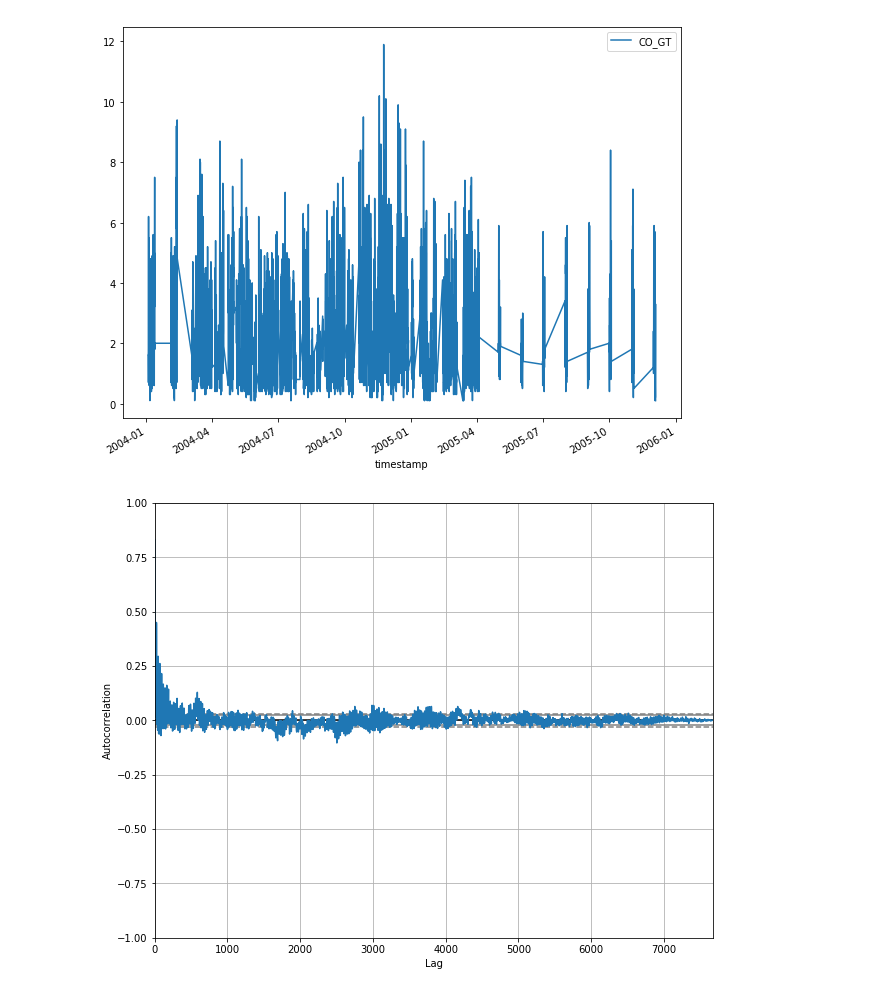
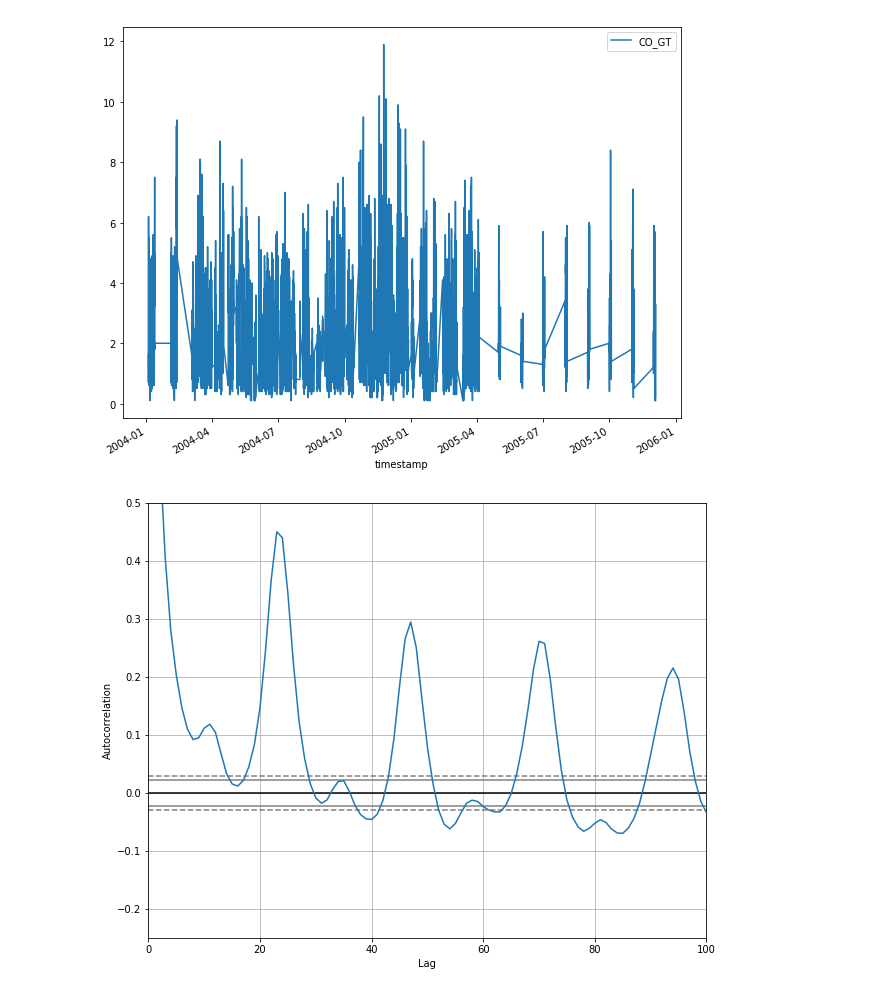
Before and after one commit to pettinato/poc_work, a Jupyter notebook: arima/initial_analysis.ipynb, the cells around one changed output. Saved outputs shown, nothing was run; the diff lists cells and outputs as text; code cells hidden in the pictures.

```diff
--- a/arima/initial_analysis.ipynb
+++ b/arima/initial_analysis.ipynb
@@ -96,9 +101,10 @@ pyplot.show()
 # %%
 from matplotlib import pyplot
 from pandas.plotting import autocorrelation_plot
 
 plt.figure(figsize=(10, 8))
 autocorrelation_plot(data_df)
+plt.axis([0,100,-0.25,0.5])  # Manually zoom into figure
 pyplot.show()
 # %% [output]
-[figure, old version]
+[figure, new version]
```
Also changed, not shown: parts of 6 cells of this notebook, 3 other files.
